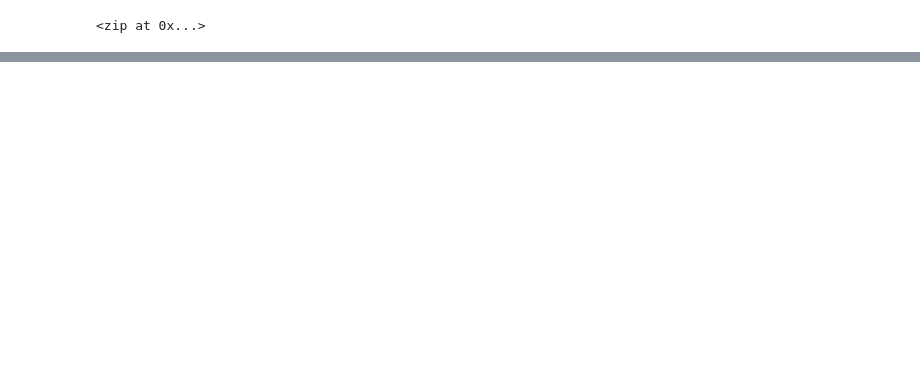
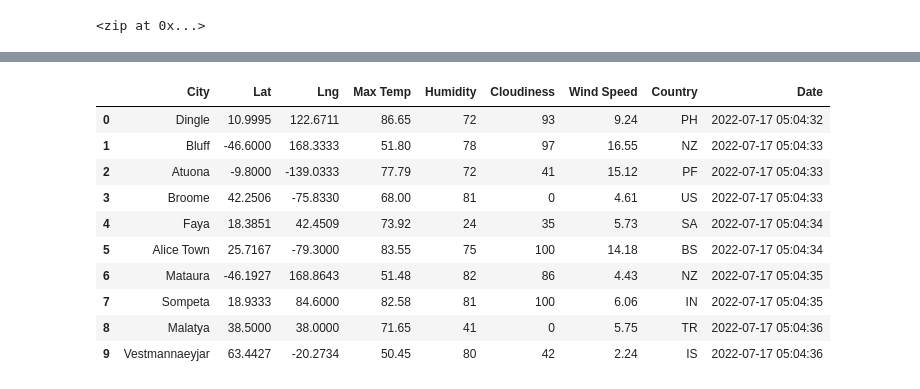
Before and after one commit to nzahbihi/World_Weather_Analysis, a Jupyter notebook: WeatherPy.ipynb, the cells around one changed output, grey strips where cells are left out. Drawn from its saved outputs; the diff is of its cells as text; code cells hidden in the pictures; blank space fills up the shorter version.

Commit message:
Modifying .gitignore and adding WeatherPy file.

```diff
--- a/WeatherPy.ipynb
+++ b/WeatherPy.ipynb
@@ -54,0 +59,3 @@ len(cities)
+# %%
+# Starting URL for Weather Map API Call.
+url = "http://api.openweathermap.org/data/2.5/weather?units=Imperial&APPID=" + weather_api_key
@@ -54,0 +150,16 @@ len(cities)
+# %%
+# Convert the array of dictionaries to a Pandas DataFrame.
+city_data_df = pd.DataFrame(city_data)
+city_data_df.head(10)
+# %% [output]
+|  | City | Lat | Lng | Max Temp | Humidity | Cloudiness | Wind Speed | Country | Date |
+| 0 | Dingle | 10.9995 | 122.6711 | 86.65 | 72 | 93 | 9.24 | PH | 2022-07-17 05:04:32 |
+| 1 | Bluff | -46.6000 | 168.3333 | 51.80 | 78 | 97 | 16.55 | NZ | 2022-07-17 05:04:33 |
+| 2 | Atuona | -9.8000 | -139.0333 | 77.79 | 72 | 41 | 15.12 | PF | 2022-07-17 05:04:33 |
+| 3 | Broome | 42.2506 | -75.8330 | 68.00 | 81 | 0 | 4.61 | US | 2022-07-17 05:04:33 |
+| 4 | Faya | 18.3851 | 42.4509 | 73.92 | 24 | 35 | 5.73 | SA | 2022-07-17 05:04:34 |
+| 5 | Alice Town | 25.7167 | -79.3000 | 83.55 | 75 | 100 | 14.18 | BS | 2022-07-17 05:04:34 |
+| 6 | Mataura | -46.1927 | 168.8643 | 51.48 | 82 | 86 | 4.43 | NZ | 2022-07-17 05:04:35 |
+| 7 | Sompeta | 18.9333 | 84.6000 | 82.58 | 81 | 100 | 6.06 | IN | 2022-07-17 05:04:35 |
+| 8 | Malatya | 38.5000 | 38.0000 | 71.65 | 41 | 0 | 5.75 | TR | 2022-07-17 05:04:36 |
+| 9 | Vestmannaeyjar | 63.4427 | -20.2734 | 50.45 | 80 | 42 | 2.24 | IS | 2022-07-17 05:04:36 |
```
Also changed, not shown: parts of 7 cells of this notebook, 1 other file.
